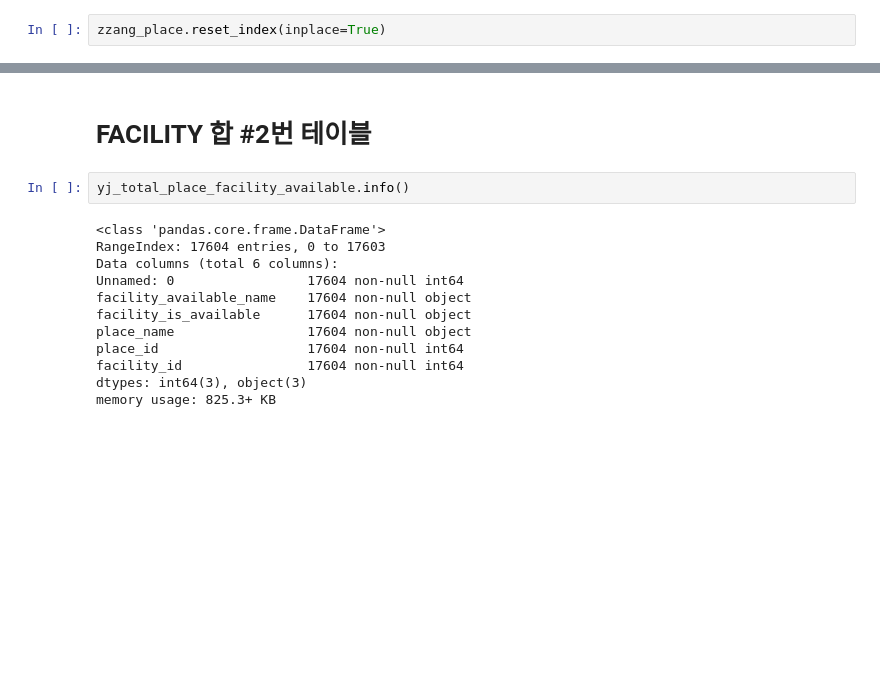
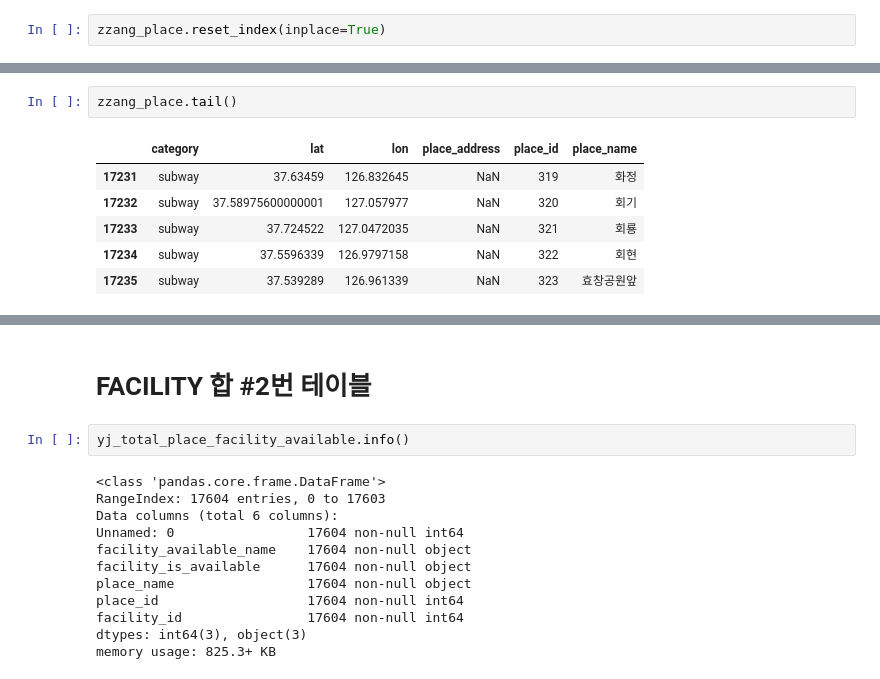
Before and after one commit to BigDataCampus/fresh, a Jupyter notebook: DataMakefile.ipynb, the cells around one changed output, grey strips where cells are left out. Cells and saved outputs as stored; diff of their text form; blank space fills up the shorter version.

```diff
--- a/DataMakefile.ipynb
+++ b/DataMakefile.ipynb
@@ -385,0 +367,9 @@ zzang_place.drop(columns={'Unnamed: 0','Unnamed: 0.1','index'})
+# %%
+zzang_place.tail()
+# %% [output]
+|  | category | lat | lon | place_address | place_id | place_name |
+| 17231 | subway | 37.63459 | 126.832645 | NaN | 319 | 화정 |
+| 17232 | subway | 37.58975600000001 | 127.057977 | NaN | 320 | 회기 |
+| 17233 | subway | 37.724522 | 127.0472035 | NaN | 321 | 회룡 |
+| 17234 | subway | 37.5596339 | 126.9797158 | NaN | 322 | 회현 |
+| 17235 | subway | 37.539289 | 126.961339 | NaN | 323 | 효창공원앞 |
```
Also changed, not shown: parts of 42 cells of this notebook, 2 other files.
